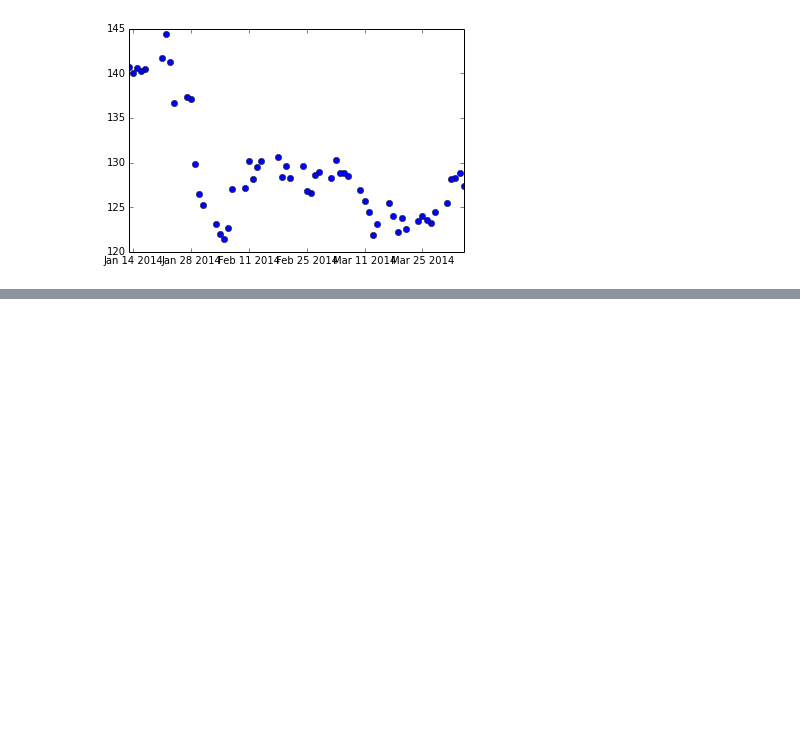
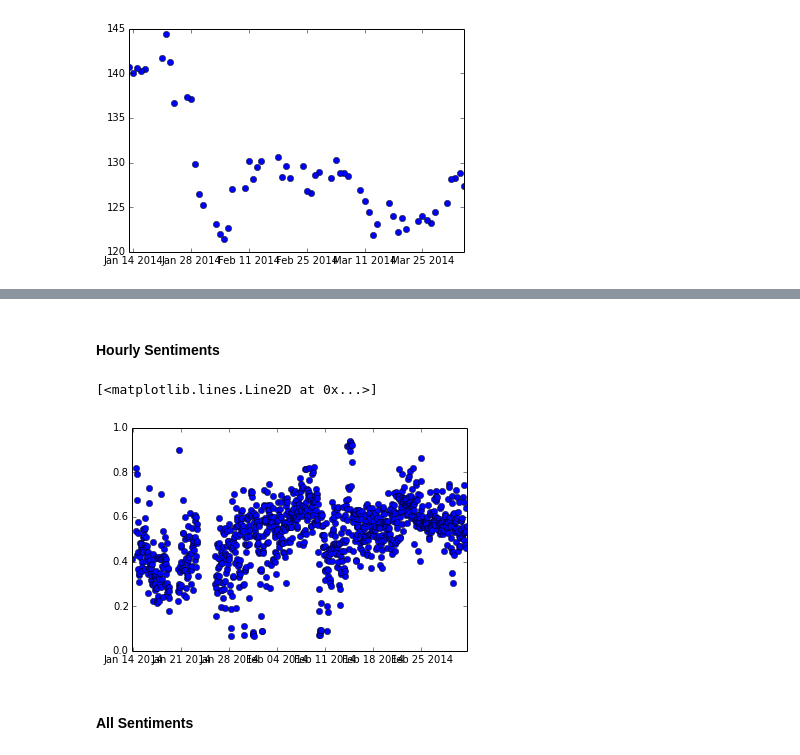
Before and after one commit to suparpat/when-predictions-come-true, a Jupyter notebook: Subjectivity-Polarity/Visualise/Sentiment Analysis Visualization!.ipynb, the cells around one changed output, grey strips where cells are left out. Saved outputs shown, nothing was run; the diff lists cells and outputs as text; code cells hidden in the pictures; blank space fills up the shorter version.

```diff
--- a/Subjectivity-Polarity/Visualise/Sentiment Analysis Visualization!.ipynb
+++ b/Subjectivity-Polarity/Visualise/Sentiment Analysis Visualization!.ipynb
@@ -101,0 +155,9 @@ plt.plot_date(dates, stocks.Close)
+# %% [markdown]
+#### Hourly Sentiments
+# %%
+plt.plot_date(datex, dfx.hourly_sentiments)
+# %% [output]
+[<matplotlib.lines.Line2D at 0x...>]
+[figure, added]
+# %% [markdown]
+#### All Sentiments
```
Also changed, not shown: parts of 20 cells of this notebook, 1 other file.
